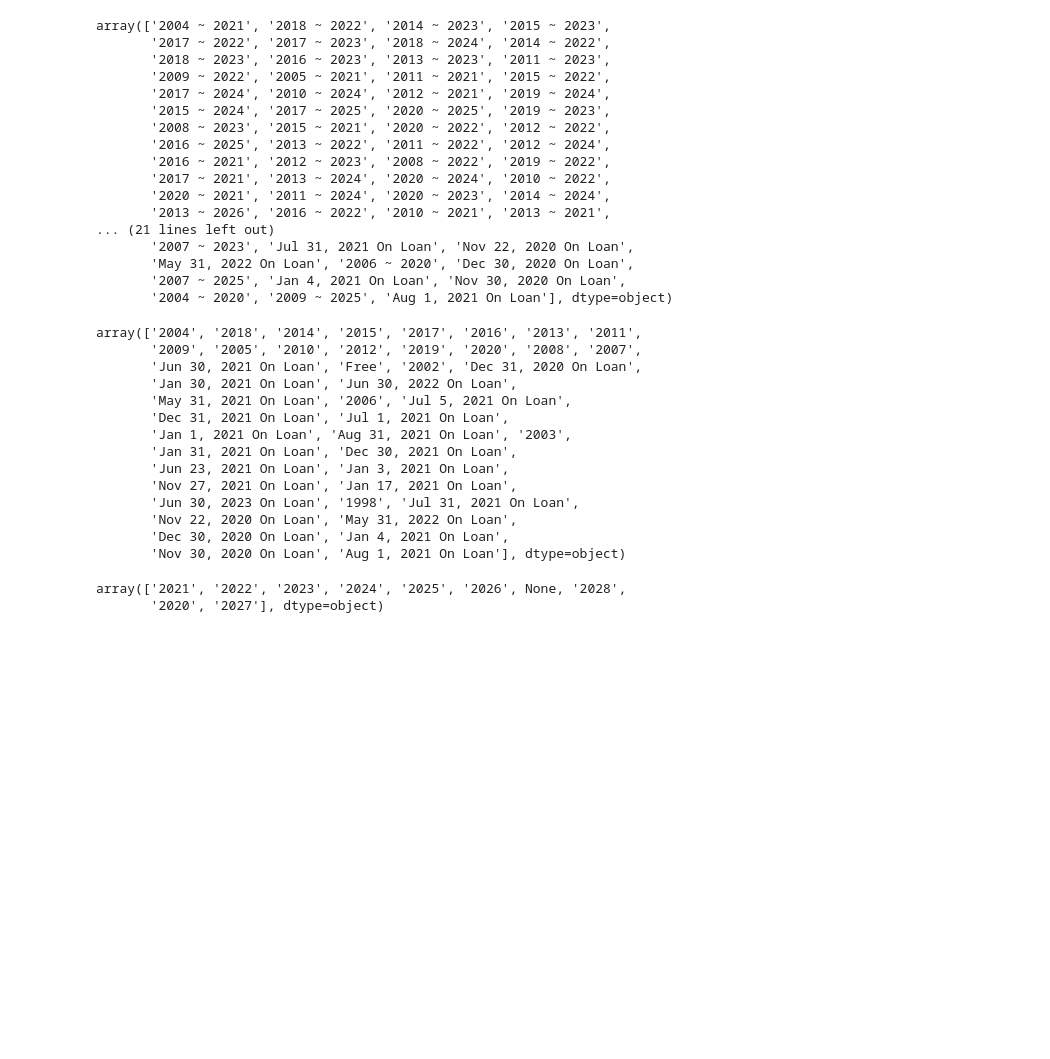
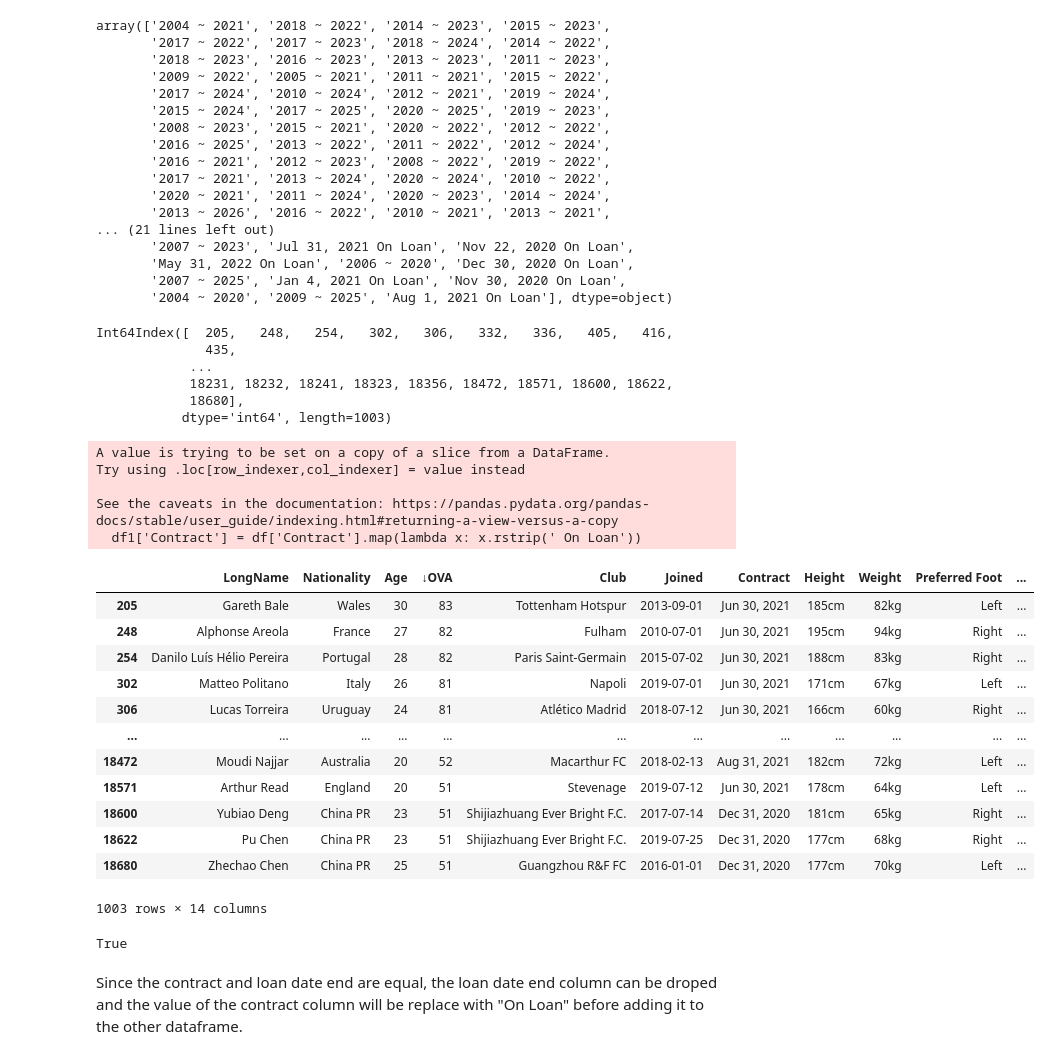
Before and after one commit to Taiwo-Victoria/FIFA2021_Analysis, a Jupyter notebook: fifa2021.ipynb, the cells around one changed output. Drawn from its saved outputs; the diff is of its cells as text; code cells hidden in the pictures; blank space fills up the shorter version.

Commit message:
data cleaning

```diff
--- a/fifa2021.ipynb
+++ b/fifa2021.ipynb
@@ -279,6 +279,3 @@ df['Contract'].head()
 Name: Contract, dtype: object
 # %% [markdown]
 Considering the format of the *Contract* column, the column will be divided into two column to short the start and the end of the contract then the difference will be calculated to get the exact contract per year.
-# %%
-# dividing the column into to with a delimeter ( ~ )
-df[['Start','Last']] = df.Contract.str.split(" ~ ",expand=True)
@@ -326,25 +299,44 @@ array(['2004 ~ 2021', '2018 ~ 2022', '2014 ~ 2023', '2015 ~ 2023',
        'May 31, 2022 On Loan', '2006 ~ 2020', 'Dec 30, 2020 On Loan',
        '2007 ~ 2025', 'Jan 4, 2021 On Loan', 'Nov 30, 2020 On Loan',
        '2004 ~ 2020', '2009 ~ 2025', 'Aug 1, 2021 On Loan'], dtype=object)
-# %%
-df['Start'].unique()
-# %% [output]
-array(['2004', '2018', '2014', '2015', '2017', '2016', '2013', '2011',
-       '2009', '2005', '2010', '2012', '2019', '2020', '2008', '2007',
-       'Jun 30, 2021 On Loan', 'Free', '2002', 'Dec 31, 2020 On Loan',
-       'Jan 30, 2021 On Loan', 'Jun 30, 2022 On Loan',
-       'May 31, 2021 On Loan', '2006', 'Jul 5, 2021 On Loan',
-       'Dec 31, 2021 On Loan', 'Jul 1, 2021 On Loan',
-       'Jan 1, 2021 On Loan', 'Aug 31, 2021 On Loan', '2003',
-       'Jan 31, 2021 On Loan', 'Dec 30, 2021 On Loan',
-       'Jun 23, 2021 On Loan', 'Jan 3, 2021 On Loan',
-       'Nov 27, 2021 On Loan', 'Jan 17, 2021 On Loan',
-       'Jun 30, 2023 On Loan', '1998', 'Jul 31, 2021 On Loan',
-       'Nov 22, 2020 On Loan', 'May 31, 2022 On Loan',
-       'Dec 30, 2020 On Loan', 'Jan 4, 2021 On Loan',
-       'Nov 30, 2020 On Loan', 'Aug 1, 2021 On Loan'], dtype=object)
-# %%
-df['Last'].unique()
-# %% [output]
-array(['2021', '2022', '2023', '2024', '2025', '2026', None, '2028',
-       '2020', '2027'], dtype=object)
+# %%
+df[df['Contract'].str.contains('Loan')].index
+# %% [output]
+Int64Index([  205,   248,   254,   302,   306,   332,   336,   405,   416,
+              435,
+            ...
+            18231, 18232, 18241, 18323, 18356, 18472, 18571, 18600, 18622,
+            18680],
+           dtype='int64', length=1003)
+# %%
+df1 = df[df['Contract'].str.contains('Loan')]
+# %%
+df1['Contract'] = df['Contract'].map(lambda x: x.rstrip(' On Loan'))
+# %% [output]
+A value is trying to be set on a copy of a slice from a DataFrame.
+Try using .loc[row_indexer,col_indexer] = value instead
+
+See the caveats in the documentation: https://pandas.pydata.org/pandas-docs/stable/user_guide/indexing.html#returning-a-view-versus-a-copy
+  df1['Contract'] = df['Contract'].map(lambda x: x.rstrip(' On Loan'))
+# %%
+df1
+# %% [output]
+|  | LongName | Nationality | Age | ↓OVA | Club | Joined | Contract | Height | Weight | Preferred Foot | ... |
+| 205 | Gareth Bale | Wales | 30 | 83 | Tottenham Hotspur | 2013-09-01 | Jun 30, 2021 | 185cm | 82kg | Left | ... |
+| 248 | Alphonse Areola | France | 27 | 82 | Fulham | 2010-07-01 | Jun 30, 2021 | 195cm | 94kg | Right | ... |
+| 254 | Danilo Luís Hélio Pereira | Portugal | 28 | 82 | Paris Saint-Germain | 2015-07-02 | Jun 30, 2021 | 188cm | 83kg | Right | ... |
+| 302 | Matteo Politano | Italy | 26 | 81 | Napoli | 2019-07-01 | Jun 30, 2021 | 171cm | 67kg | Left | ... |
+| 306 | Lucas Torreira | Uruguay | 24 | 81 | Atlético Madrid | 2018-07-12 | Jun 30, 2021 | 166cm | 60kg | Right | ... |
+| ... | ... | ... | ... | ... | ... | ... | ... | ... | ... | ... | ... |
+| 18472 | Moudi Najjar | Australia | 20 | 52 | Macarthur FC | 2018-02-13 | Aug 31, 2021 | 182cm | 72kg | Left | ... |
+| 18571 | Arthur Read | England | 20 | 51 | Stevenage | 2019-07-12 | Jun 30, 2021 | 178cm | 64kg | Left | ... |
+| 18600 | Yubiao Deng | China PR | 23 | 51 | Shijiazhuang Ever Bright F.C. | 2017-07-14 | Dec 31, 2020 | 181cm | 65kg | Right | ... |
+| 18622 | Pu Chen | China PR | 23 | 51 | Shijiazhuang Ever Bright F.C. | 2019-07-25 | Dec 31, 2020 | 177cm | 68kg | Right | ... |
+| 18680 | Zhechao Chen | China PR | 25 | 51 | Guangzhou R&F FC | 2016-01-01 | Dec 31, 2020 | 177cm | 70kg | Left | ... |
+1003 rows × 14 columns
+# %%
+df1['Contract'].equals(df1['Loan Date End'])
+# %% [output]
+True
+# %% [markdown]
+Since the contract and loan date end are equal, the loan date end column can be droped and the value of the contract column will be replace with "On Loan" before adding it to the other dataframe.
```
Also changed, not shown: parts of 30 cells of this notebook.
